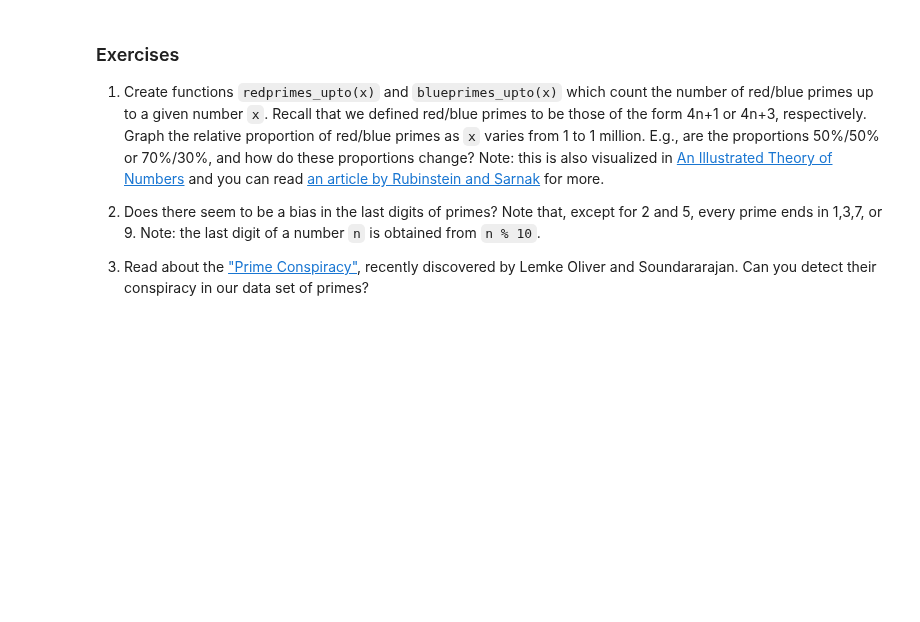
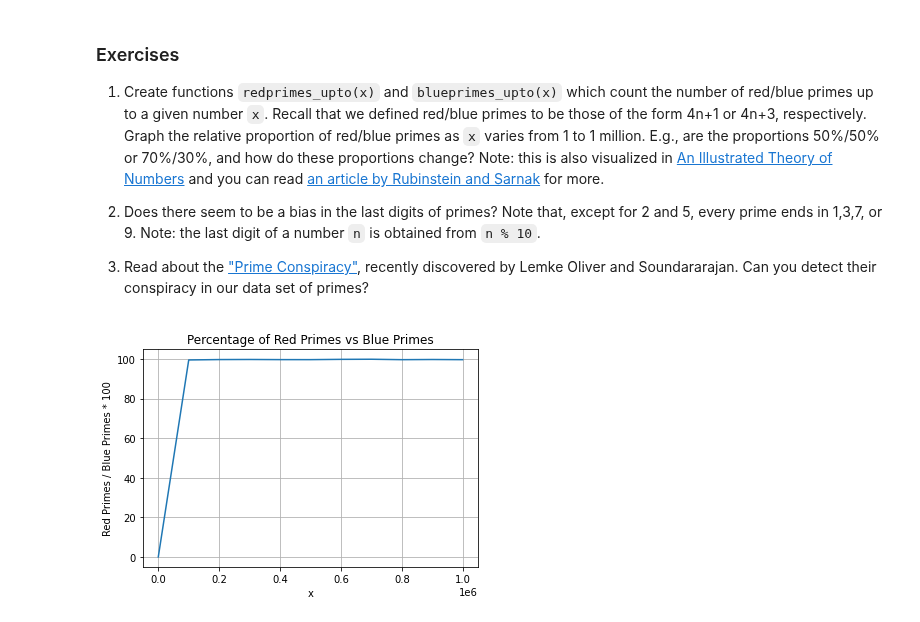
Before and after one commit to Lopez-Jordan/Python-With-Mathematics, a Jupyter notebook: P4M_Notebook_3.ipynb, the cells around one changed output. Drawn from its saved outputs; the diff is of its cells as text; code cells hidden in the pictures; blank space fills up the shorter version.

```diff
--- a/P4M_Notebook_3.ipynb
+++ b/P4M_Notebook_3.ipynb
@@ -1103,3 +1102,34 @@ Observe that gaps of 2 (twin primes) are pretty frequent.  There are over 8000 o
 2.  Does there seem to be a bias in the last digits of primes?  Note that, except for 2 and 5, every prime ends in 1,3,7, or 9.  Note: the last digit of a number `n` is obtained from `n % 10`.
 
 3.  Read about the ["Prime Conspiracy"](https://www.quantamagazine.org/mathematicians-discover-prime-conspiracy-20160313), recently discovered by Lemke Oliver and Soundararajan.  Can you detect their conspiracy in our data set of primes?
+# %%
+# Question 1
+
+import numpy
+import matplotlib.pyplot as plt
+
+def redprimes_upto(x):
+    red_primes = 0
+    for num in range(2, x+1):
+        if all(num % i != 0 for i in range(2, int(num**0.5)+1)) and num % 4 == 1:
+            red_primes += 1
+    return red_primes
+
+def blueprimes_upto(x):
+    blue_primes = 0
+    for num in range(2, x+1):
+        if all(num % i != 0 for i in range(2, int(num**0.5)+1)) and num % 4 == 3:
+            blue_primes += 1
+    return blue_primes
+
+x_values = numpy.linspace(1, 1000001, 11)
+y_values = [100 * (redprimes_upto(int(x)) / blueprimes_upto(int(x)) if blueprimes_upto(int(x)) != 0 else 0) for x in x_values]
+
+plt.plot(x_values, y_values)
+plt.title('Percentage of Red Primes vs Blue Primes')
+plt.ylabel('Red Primes / Blue Primes * 100')
+plt.xlabel('x')
+plt.grid(True)
+plt.show()
+# %% [output]
+[figure, added]
```
Also changed, not shown: parts of 10 cells of this notebook.
